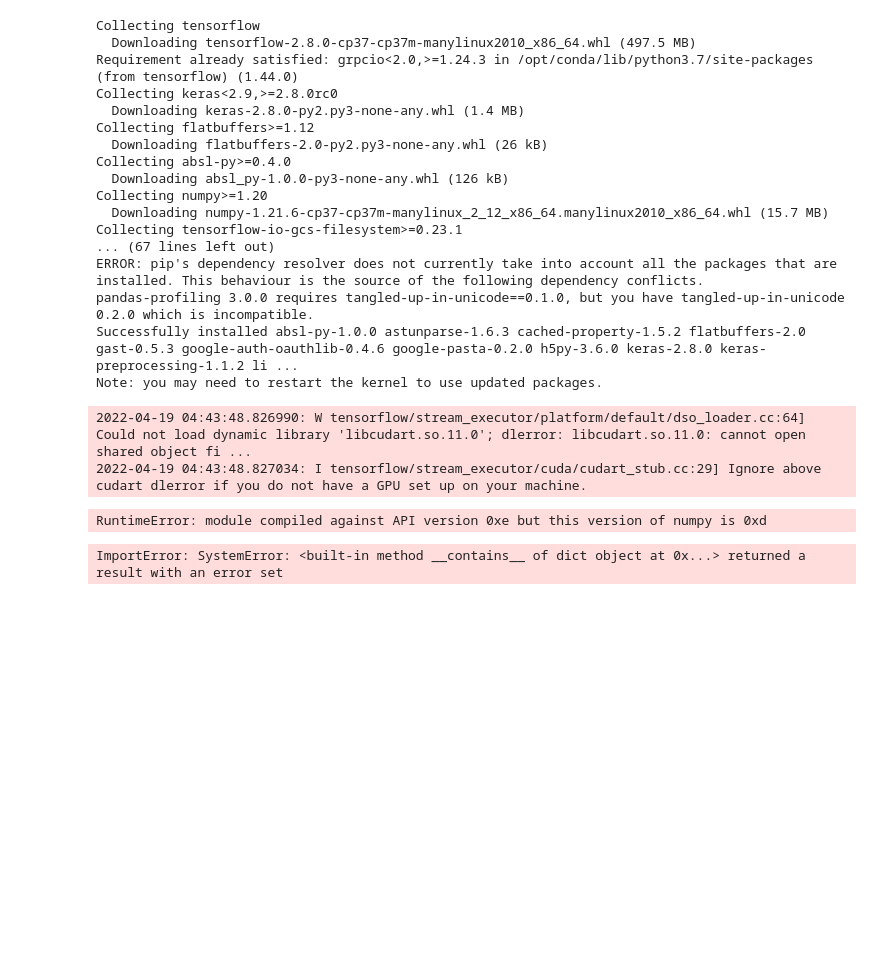
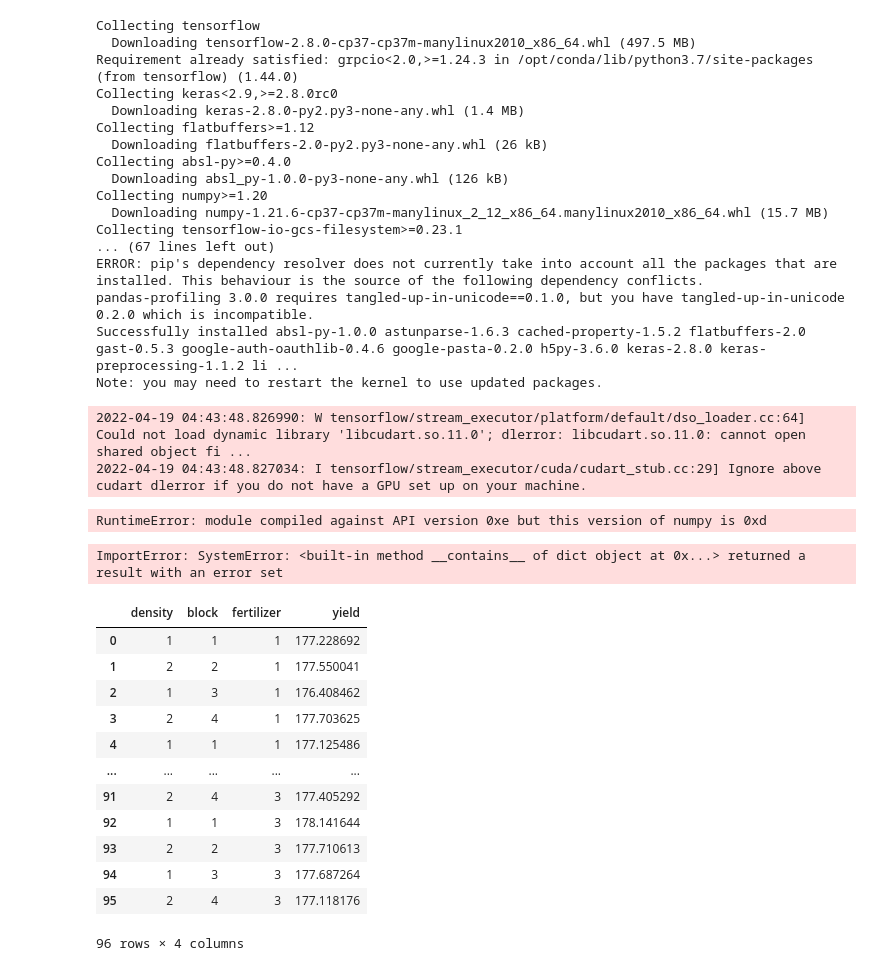
Before and after one commit to Faizali100/jupyter_gcp_demo, a Jupyter notebook: demo.ipynb, the cells around one changed output. Drawn from its saved outputs; the diff is of its cells as text; code cells hidden in the pictures; blank space fills up the shorter version.

```diff
--- a/demo.ipynb
+++ b/demo.ipynb
@@ -55,0 +58,18 @@ ImportError: SystemError: <built-in method __contains__ of dict object at 0x...>
+# %%
+dfd = pd.read_csv('crop.data.csv')
+# %%
+dfd
+# %% [output]
+|  | density | block | fertilizer | yield |
+| 0 | 1 | 1 | 1 | 177.228692 |
+| 1 | 2 | 2 | 1 | 177.550041 |
+| 2 | 1 | 3 | 1 | 176.408462 |
+| 3 | 2 | 4 | 1 | 177.703625 |
+| 4 | 1 | 1 | 1 | 177.125486 |
+| ... | ... | ... | ... | ... |
+| 91 | 2 | 4 | 3 | 177.405292 |
+| 92 | 1 | 1 | 3 | 178.141644 |
+| 93 | 2 | 2 | 3 | 177.710613 |
+| 94 | 1 | 3 | 3 | 177.687264 |
+| 95 | 2 | 4 | 3 | 177.118176 |
+96 rows × 4 columns
```
Also changed, not shown: parts of 1 cell of this notebook.
